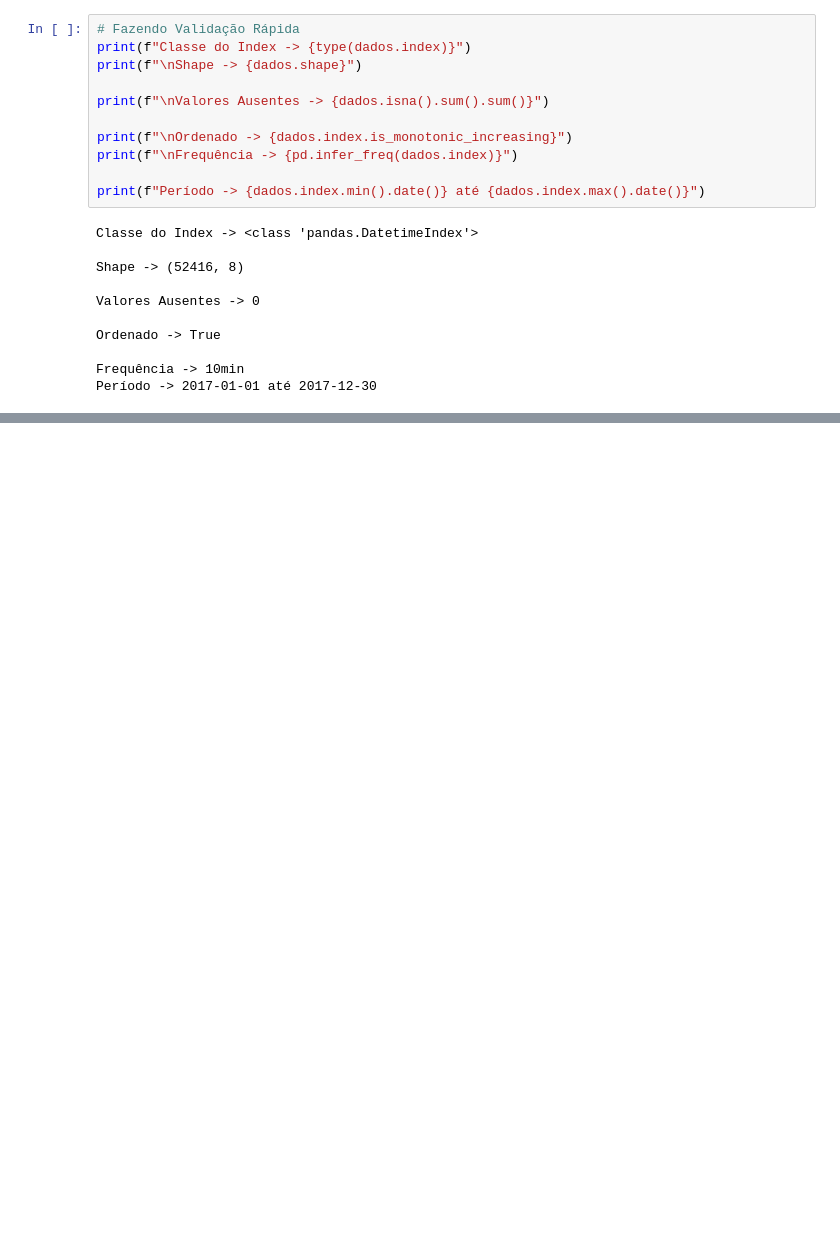
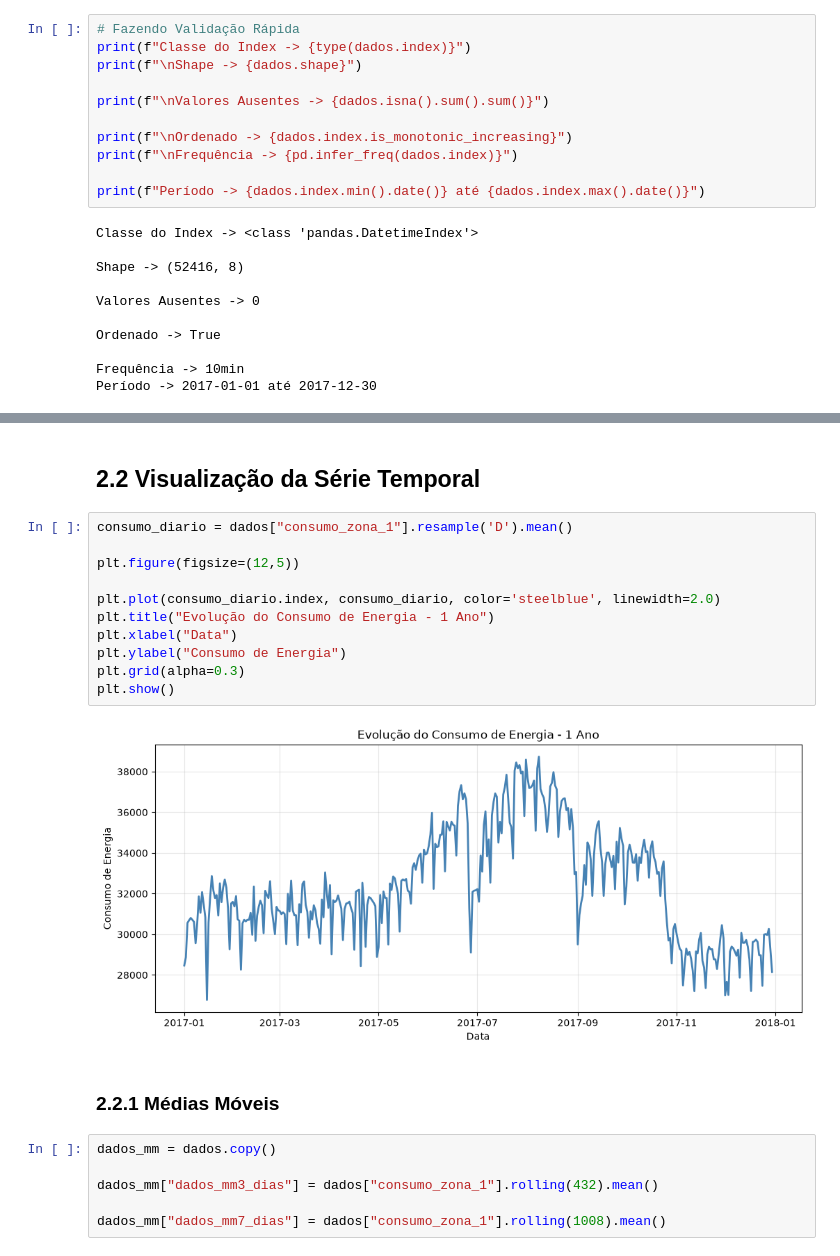
Before and after one commit to RenanTrevelim/energy-demand-forecasting, a Jupyter notebook: notebooks/02_eda_times_series.ipynb, the cells around one changed output, grey strips where cells are left out. Drawn from its saved outputs; the diff is of its cells as text; blank space fills up the shorter version.

Commit message:
eda da serie temporal

```diff
--- a/notebooks/02_eda_times_series.ipynb
+++ b/notebooks/02_eda_times_series.ipynb
@@ -60,0 +106,23 @@ Período -> 2017-01-01 até 2017-12-30
+# %% [markdown]
+## 2.2 Visualização da Série Temporal
+# %%
+consumo_diario = dados["consumo_zona_1"].resample('D').mean()
+
+plt.figure(figsize=(12,5))
+
+plt.plot(consumo_diario.index, consumo_diario, color='steelblue', linewidth=2.0)
+plt.title("Evolução do Consumo de Energia - 1 Ano")
+plt.xlabel("Data")
+plt.ylabel("Consumo de Energia")
+plt.grid(alpha=0.3)
+plt.show()
+# %% [output]
+[figure, added]
+# %% [markdown]
+### 2.2.1 Médias Móveis
+# %%
+dados_mm = dados.copy()
+
+dados_mm["dados_mm3_dias"] = dados["consumo_zona_1"].rolling(432).mean()
+
+dados_mm["dados_mm7_dias"] = dados["consumo_zona_1"].rolling(1008).mean()
```
Also changed, not shown: parts of 38 cells of this notebook.
